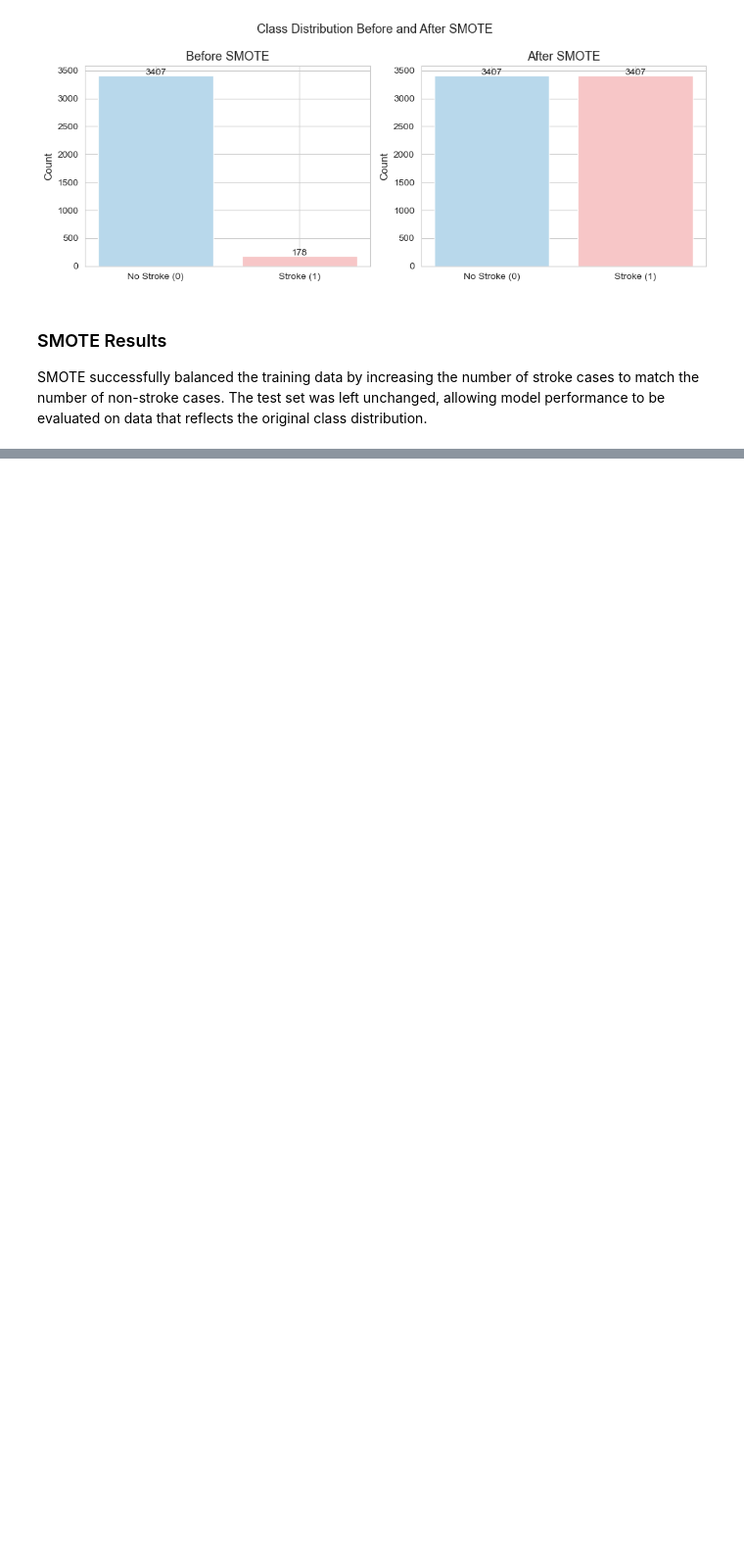
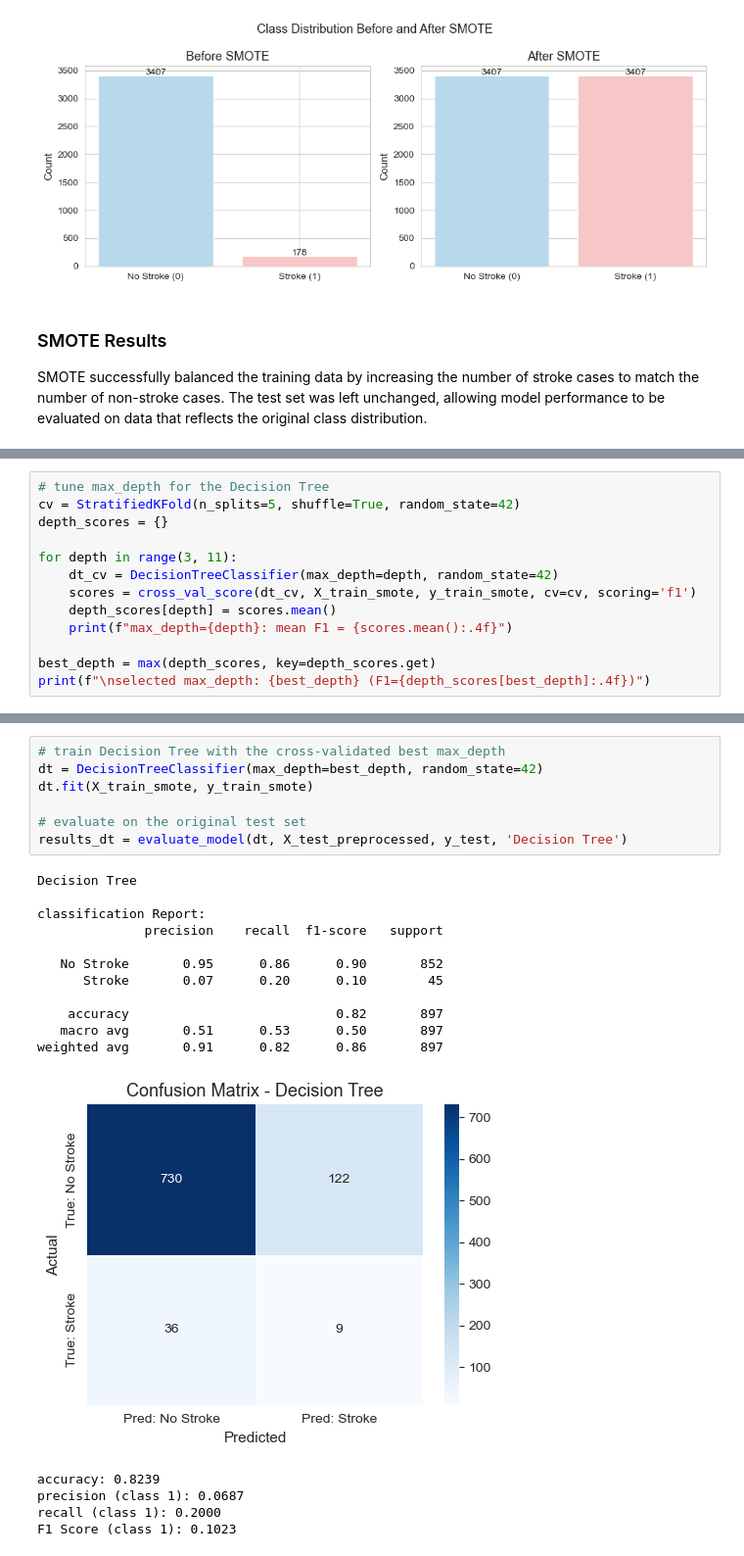
Before and after one commit to vcmeamaria/brain-stroke-classification-project, a Jupyter notebook: brain_stroke_classification.ipynb, the cells around one changed output, grey strips where cells are left out. Shown at 98% size. Drawn from its saved outputs; the diff is of its cells as text; blank space fills up the shorter version.

```diff
--- a/brain_stroke_classification.ipynb
+++ b/brain_stroke_classification.ipynb
@@ -562,0 +644,13 @@ SMOTE successfully balanced the training data by increasing the number of stroke
+# %%
+# tune max_depth for the Decision Tree
+cv = StratifiedKFold(n_splits=5, shuffle=True, random_state=42)
+depth_scores = {}
+
+for depth in range(3, 11):
+    dt_cv = DecisionTreeClassifier(max_depth=depth, random_state=42)
+    scores = cross_val_score(dt_cv, X_train_smote, y_train_smote, cv=cv, scoring='f1')
+    depth_scores[depth] = scores.mean()
+    print(f"max_depth={depth}: mean F1 = {scores.mean():.4f}")
+
+best_depth = max(depth_scores, key=depth_scores.get)
+print(f"\nselected max_depth: {best_depth} (F1={depth_scores[best_depth]:.4f})")
@@ -562,0 +668,24 @@ SMOTE successfully balanced the training data by increasing the number of stroke
+# %%
+# train Decision Tree with the cross-validated best max_depth
+dt = DecisionTreeClassifier(max_depth=best_depth, random_state=42)
+dt.fit(X_train_smote, y_train_smote)
+
+# evaluate on the original test set
+results_dt = evaluate_model(dt, X_test_preprocessed, y_test, 'Decision Tree')
+# %% [output]
+Decision Tree
+
+classification Report:
+              precision    recall  f1-score   support
+
+   No Stroke       0.95      0.86      0.90       852
+      Stroke       0.07      0.20      0.10        45
+
+    accuracy                           0.82       897
+   macro avg       0.51      0.53      0.50       897
+weighted avg       0.91      0.82      0.86       897
+[figure, added]
+accuracy: 0.8239
+precision (class 1): 0.0687
+recall (class 1): 0.2000
+F1 Score (class 1): 0.1023
```
Also changed, not shown: parts of 28 cells of this notebook, 1 other file.
